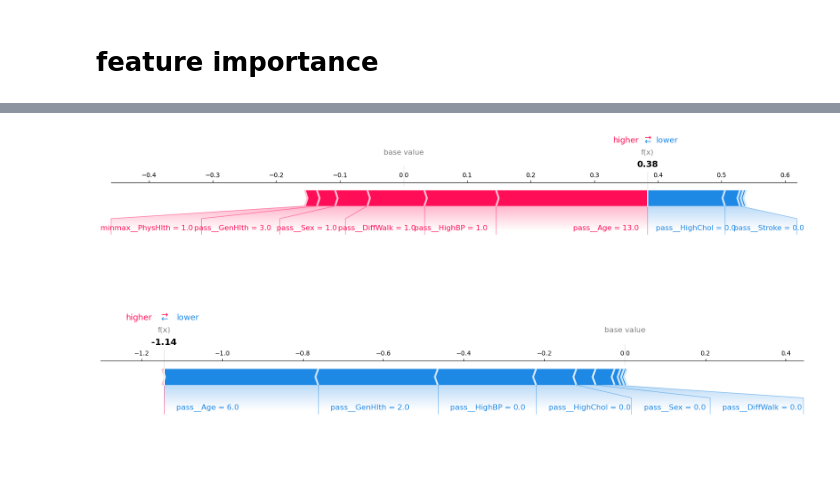
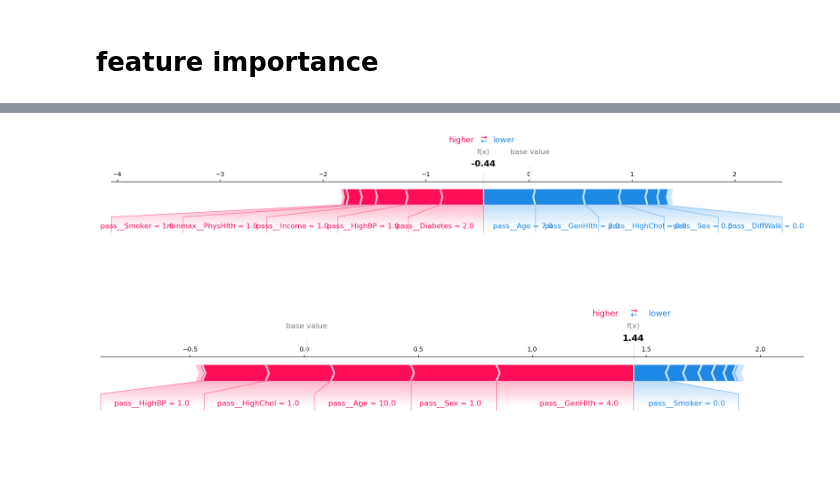
Before and after one commit to YichenLi95/DATA1030FinalProject, a Jupyter notebook: src/DATA1030FinalProject.ipynb, the cells around one changed output, grey strips where cells are left out. Drawn from its saved outputs; the diff is of its cells as text; code cells hidden in the pictures.

```diff
--- a/src/DATA1030FinalProject.ipynb
+++ b/src/DATA1030FinalProject.ipynb
@@ -182,7 +175,9 @@ from sklearn.linear_model import LogisticRegression
 from sklearn.ensemble import RandomForestClassifier
 from xgboost import XGBClassifier
 from sklearn.neighbors import KNeighborsClassifier
-from sklearn.metrics import recall_score
+from sklearn.metrics import make_scorer, fbeta_score
+
+
 
 num_minmax = ["BMI","MentHlth", "PhysHlth"]
 num_pass = [col for col in df_train.columns if col not in num_minmax + ["HeartDiseaseorAttack"]]
@@ -193,6 +188,8 @@ preprocessor = ColumnTransformer(
         ("pass", "passthrough", num_pass)
     ]
 )
+
+f2_scorer = make_scorer(fbeta_score, beta=2)
 
 cv = StratifiedKFold(n_splits=5, shuffle=True, random_state=42)
 
@@ -211,7 +208,7 @@ log_reg_pipe = Pipeline([
 log_reg_search = GridSearchCV(
     log_reg_pipe,
     param_grid=log_reg_params,
-    scoring="recall",
+    scoring=f2_scorer,
     cv=cv,
 )
 
@@ -233,7 +230,7 @@ rf_pipe = Pipeline([
 rf_search = GridSearchCV(
     rf_pipe,
     param_grid=rf_params,
-    scoring="recall",
+    scoring=f2_scorer,
     cv=cv,
 )
 
@@ -262,7 +259,7 @@ xgb_pipe = Pipeline([
 xgb_search = GridSearchCV(
     xgb_pipe,
     param_grid=xgb_params,
-    scoring="recall",
+    scoring=f2_scorer,
     cv=cv,
 )
 
@@ -281,7 +278,7 @@ knn_pipe = Pipeline([
 knn_search = GridSearchCV(
     knn_pipe,
     param_grid=knn_params,
-    scoring="recall",
+    scoring=f2_scorer,
     cv=cv,
 )
 
@@ -314,25 +307,21 @@ df_test_p.to_csv("../data/test_preprocessed.csv", index=False)
 # %%
 best_models = {}
 search_results = {}
-val_metrics = {}
 
 for name, search in searches.items():
-    print(f"\n Hyperparameter tuning for {name}...")
+    print(f"\nHyperparameter tuning for {name}...")
+
     search.fit(X_train, y_train)
 
     best_models[name] = search.best_estimator_
 
     search_results[name] = {
         "best_params": search.best_params_,
-        "cv_best_score": search.best_score_
+        "mean_cv_f2": search.best_score_,
+        "std_cv_f2": search.cv_results_["std_test_score"][search.best_index_],
     }
 
-    print("Best Params:", search.best_params_)
-
-    y_val_pred = search.best_estimator_.predict(X_val)
-    y_val_prob = search.best_estimator_.predict_proba(X_val)[:, 1]
-
-    val_metrics[name] = {
-        "Recall": recall_score(y_val, y_val_pred),
-    }
+    print("Best params:", search.best_params_)
+    print("CV mean F2:", search.best_score_)
+    print("CV std:", search_results[name]["std_cv_f2"])
 # %% [output]
@@ -549,38 +509,38 @@ import shap
 shap.initjs()
 
 xgb_pipe = best_models["XGBoost"]
 xgb_model = xgb_pipe.named_steps["model"]
 
 xgb_features = xgb_pipe.named_steps["prep"].get_feature_names_out()
 
 prep = xgb_pipe.named_steps["prep"]
-X_val_transformed = prep.transform(X_val)
-X_val_df = pd.DataFrame(X_val_transformed, columns=xgb_features)
+X_test_transformed = prep.transform(X_test)
+X_test_df = pd.DataFrame(X_test_transformed, columns=xgb_features)
 explainer = shap.TreeExplainer(xgb_model)
-shap_values = explainer(X_val_df)
+shap_values = explainer(X_test_df)
 
 idx1 = 0
-idx2 = 30000
+idx2 = 20000
 
 
 shap.plots.force(
     explainer.expected_value,
     shap_values.values[idx1],
-    X_val_df.iloc[idx1],
+    X_test_df.iloc[idx1],
     matplotlib=True
 )
 plt.savefig("../figures/force_plot_idx1.png", dpi=300, bbox_inches="tight")
 plt.close()
 
 shap.plots.force(
     explainer.expected_value,
     shap_values.values[idx2],
-    X_val_df.iloc[idx2],
+    X_test_df.iloc[idx2],
     matplotlib=True
 )
 plt.savefig("../figures/force_plot_idx2.png", dpi=300, bbox_inches="tight")
 plt.close()
 # %% [output]
 [interactive output not drawn]
-[figure, old version]
+[figure, new version]
-[figure, old version]
+[figure, new version]
```
Also changed, not shown: parts of 16 cells of this notebook, 25 other files.
